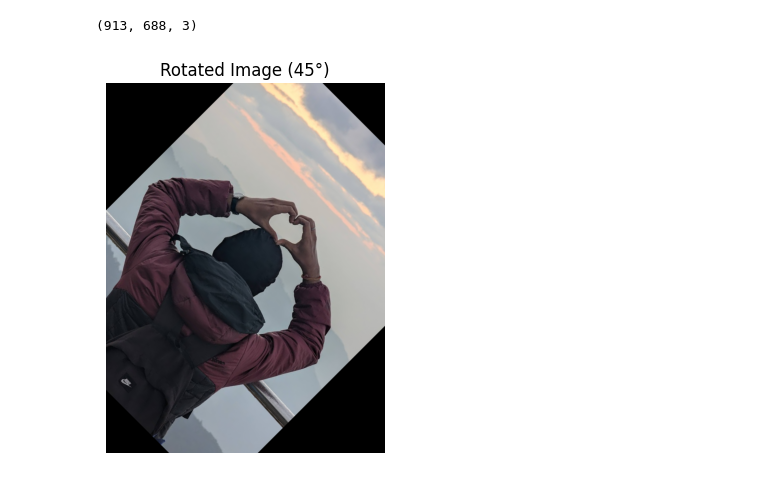
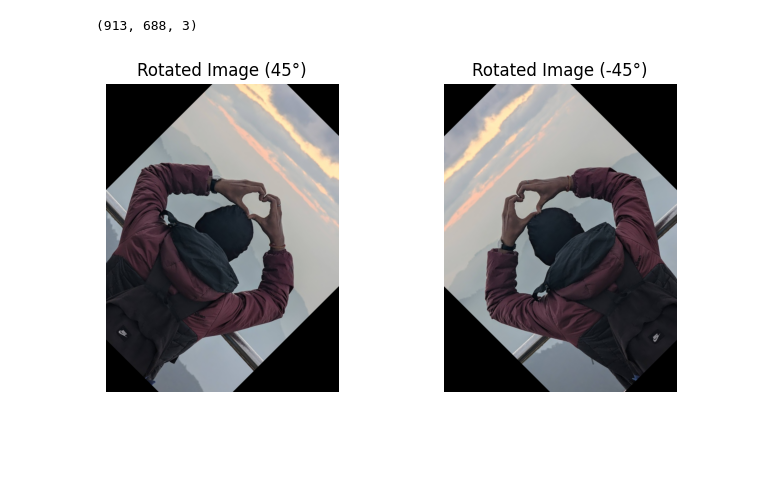
Before and after one commit to Abhijeet-KC/Image_Processing, a Jupyter notebook: Augmentation, Morphology and Restoration/Code.ipynb, the cells around one changed output. Cells and saved outputs as stored; diff of their text form; code cells hidden in the pictures; blank space fills up the shorter version.

```diff
--- a/Augmentation, Morphology and Restoration/Code.ipynb
+++ b/Augmentation, Morphology and Restoration/Code.ipynb
@@ -32,20 +78,27 @@ def rotate_image(cx, cy, theta):
 # %%
 # Get center of image
 cy, cx = image.shape[0] / 2, image.shape[1] / 2
 
 # Get transformation matrix
 M = rotate_image(cx, cy, theta=45)
+N = rotate_image(cx, cy, theta=-45)
 
 # Wrap matrix into AffineTransform
 tf = AffineTransform(matrix=M)
-
+tf1 = AffineTransform(matrix=N)
 # Apply warp
 rotated = warp(image, inverse_map=tf.inverse)
-
+rotated1 = warp(image, inverse_map=tf1.inverse)
 # Show result
+plt.figure(figsize=(8, 4))
+plt.subplot(1, 2, 1)
 plt.imshow(rotated)
 plt.title("Rotated Image (45°)")
 plt.axis('off')
+plt.subplot(1, 2, 2)
+plt.imshow(rotated1)
+plt.title("Rotated Image (-45°)")
+plt.axis('off')
 plt.show()
 # %% [output]
-[figure, old version]
+[figure, new version]
```
Also changed, not shown: parts of 2 cells of this notebook.
